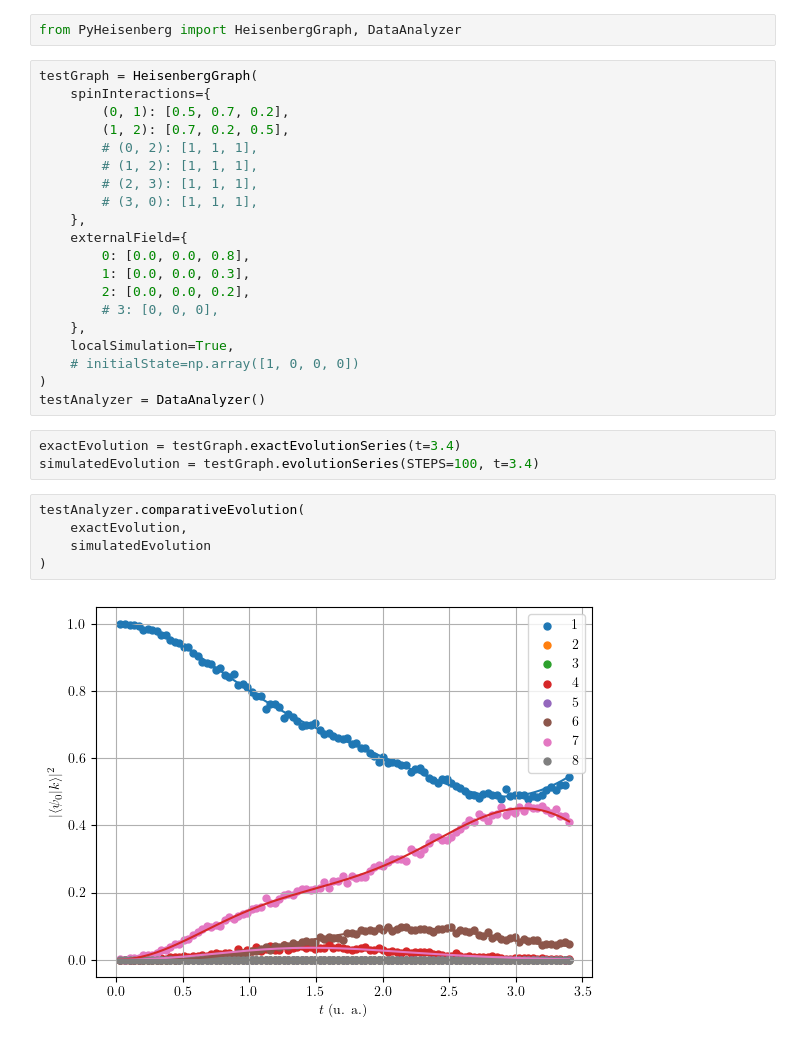
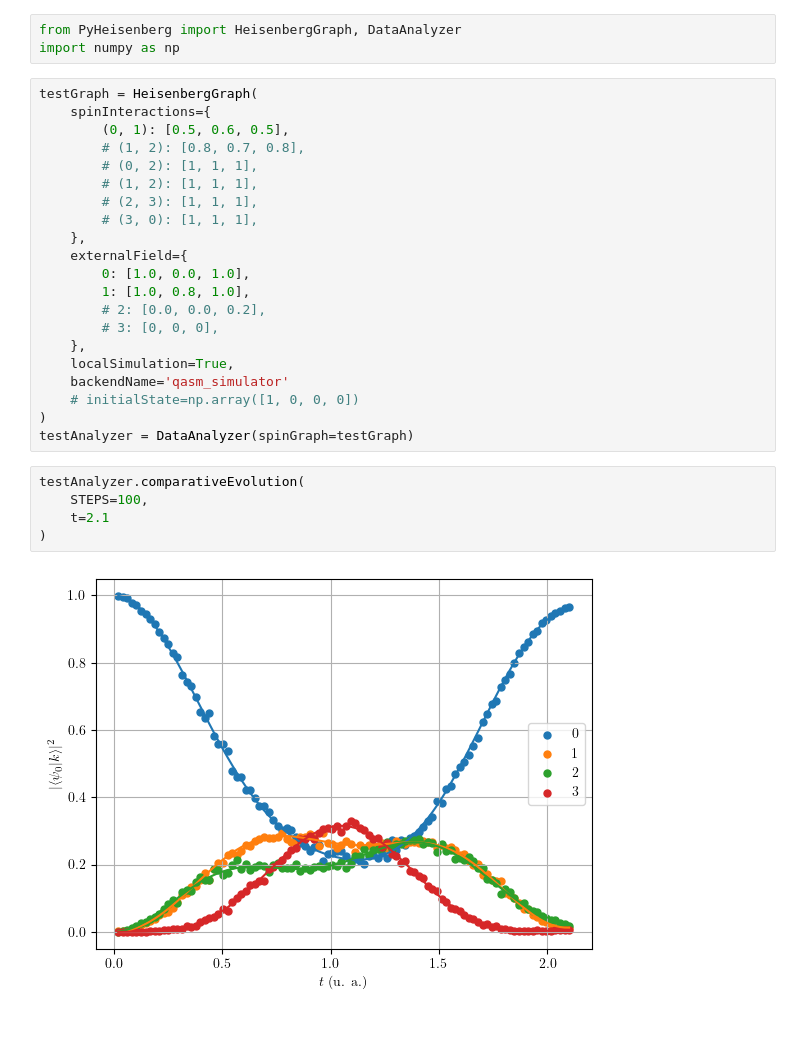
Before and after one commit to DiegoHerrera262/Thesis2020, a Jupyter notebook: PyHeisenberg/Debugging.ipynb, the cells around one changed output. Saved outputs shown, nothing was run; the diff lists cells and outputs as text.

```diff
--- a/PyHeisenberg/Debugging.ipynb
+++ b/PyHeisenberg/Debugging.ipynb
@@ -1,32 +1,31 @@
 # %%
 from PyHeisenberg import HeisenbergGraph, DataAnalyzer
+import numpy as np
 # %%
 testGraph = HeisenbergGraph(
     spinInteractions={
-        (0, 1): [0.5, 0.7, 0.2],
-        (1, 2): [0.7, 0.2, 0.5],
+        (0, 1): [0.5, 0.6, 0.5],
+        # (1, 2): [0.8, 0.7, 0.8],
         # (0, 2): [1, 1, 1],
         # (1, 2): [1, 1, 1],
         # (2, 3): [1, 1, 1],
         # (3, 0): [1, 1, 1],
     },
     externalField={
-        0: [0.0, 0.0, 0.8],
-        1: [0.0, 0.0, 0.3],
-        2: [0.0, 0.0, 0.2],
+        0: [1.0, 0.0, 1.0],
+        1: [1.0, 0.8, 1.0],
+        # 2: [0.0, 0.0, 0.2],
         # 3: [0, 0, 0],
     },
     localSimulation=True,
+    backendName='qasm_simulator'
     # initialState=np.array([1, 0, 0, 0])
 )
-testAnalyzer = DataAnalyzer()
+testAnalyzer = DataAnalyzer(spinGraph=testGraph)
-# %%
-exactEvolution = testGraph.exactEvolutionSeries(t=3.4)
-simulatedEvolution = testGraph.evolutionSeries(STEPS=100, t=3.4)
-# %%
-testAnalyzer.comparativeEvolution(
-    exactEvolution,
-    simulatedEvolution
-)
-# %% [output]
-[figure, removed]
+# %%
+testAnalyzer.comparativeEvolution(
+    STEPS=100,
+    t=2.1
+)
+# %% [output]
+[figure, added]
```
Also changed, not shown: parts of 3 cells of this notebook, 2 other files.
